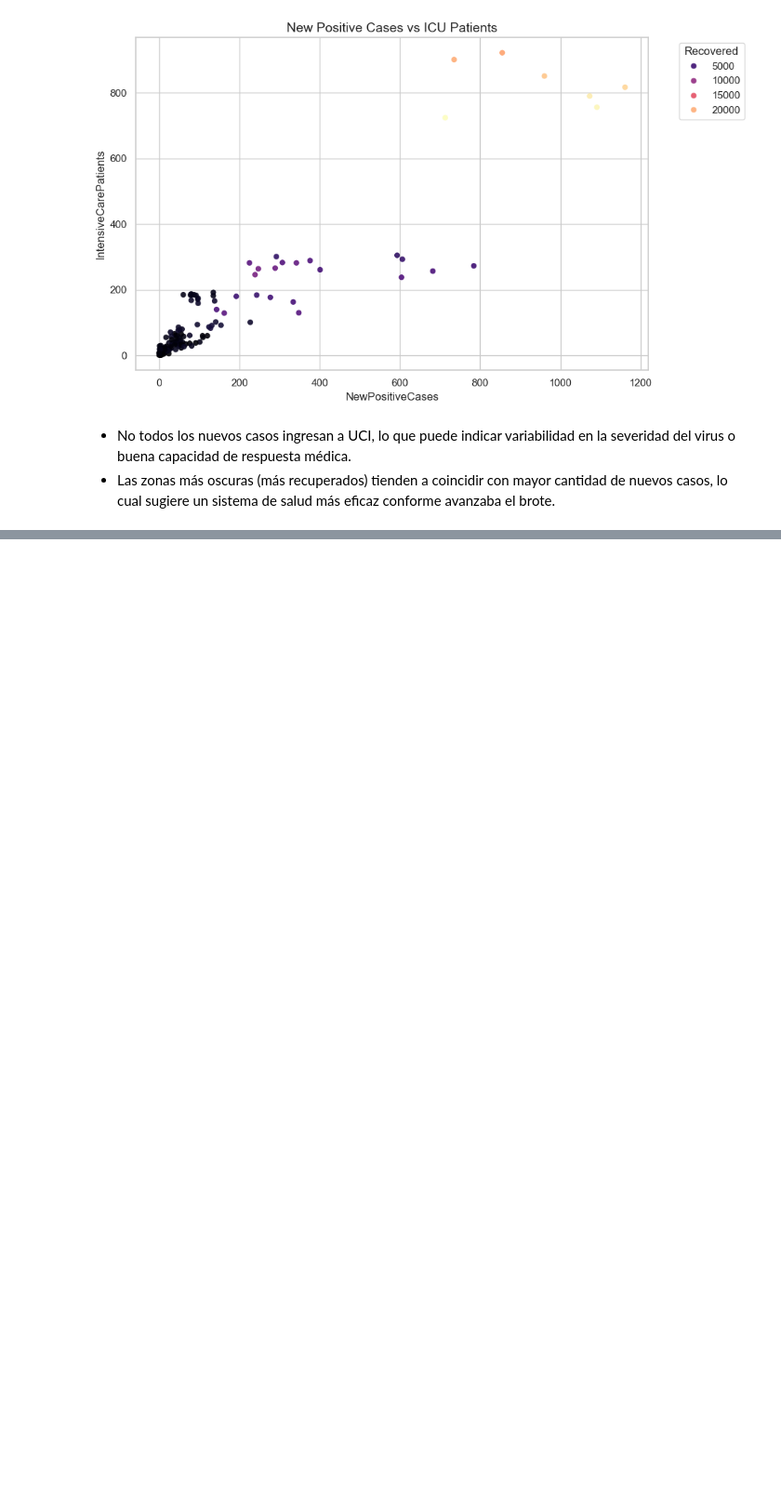
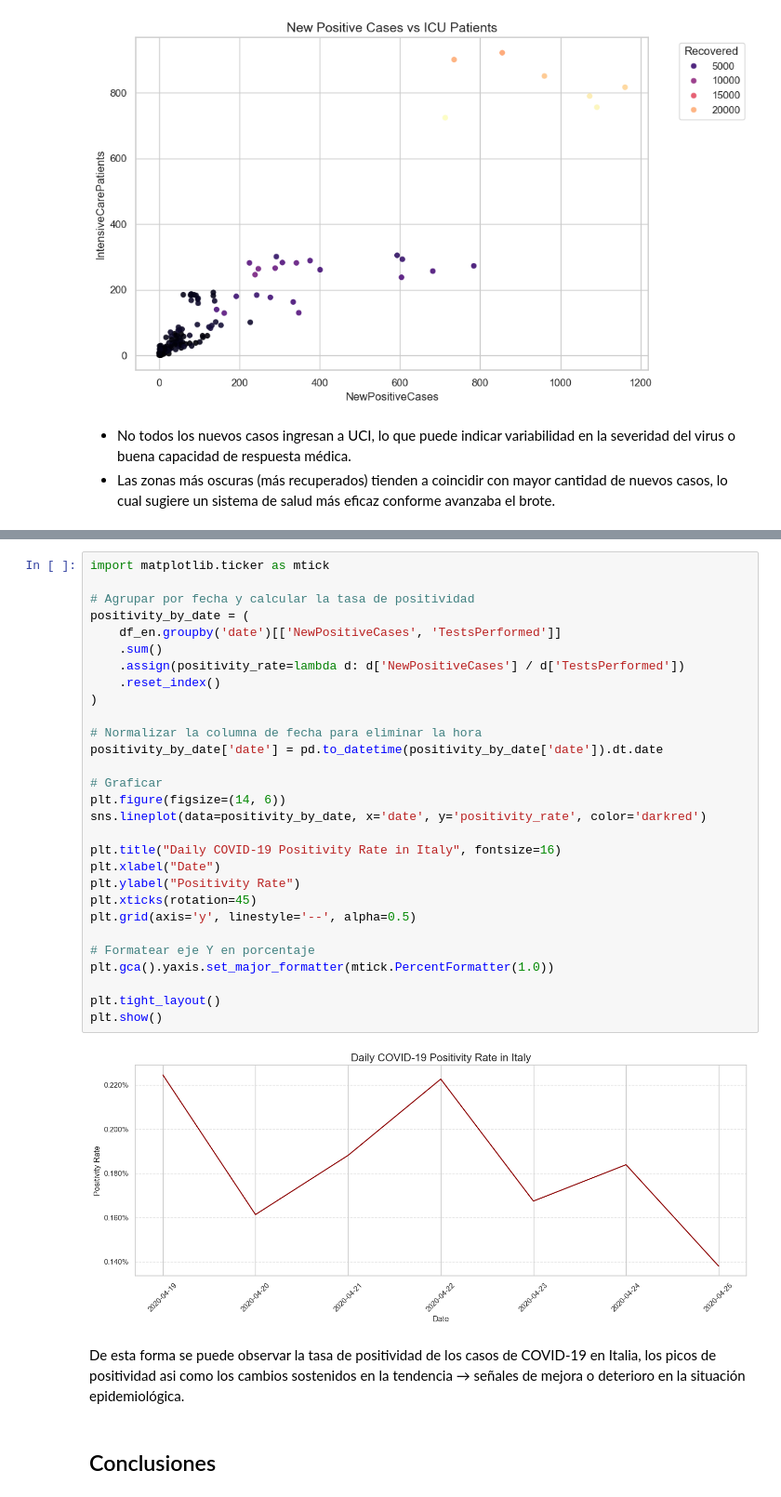
Before and after one commit to sanieni6/01MIAR-Python-para-IA, a Jupyter notebook: actividad-whitePaper/whitepaper.ipynb, the cells around one changed output, grey strips where cells are left out. Shown at 93% size. Cells and saved outputs as stored; diff of their text form; blank space fills up the shorter version.

```diff
--- a/actividad-whitePaper/whitepaper.ipynb
+++ b/actividad-whitePaper/whitepaper.ipynb
@@ -519,0 +565,35 @@ plt.show()
+# %%
+import matplotlib.ticker as mtick
+
+# Agrupar por fecha y calcular la tasa de positividad
+positivity_by_date = (
+    df_en.groupby('date')[['NewPositiveCases', 'TestsPerformed']]
+    .sum()
+    .assign(positivity_rate=lambda d: d['NewPositiveCases'] / d['TestsPerformed'])
+    .reset_index()
+)
+
+# Normalizar la columna de fecha para eliminar la hora
+positivity_by_date['date'] = pd.to_datetime(positivity_by_date['date']).dt.date
+
+# Graficar
+plt.figure(figsize=(14, 6))
+sns.lineplot(data=positivity_by_date, x='date', y='positivity_rate', color='darkred')
+
+plt.title("Daily COVID-19 Positivity Rate in Italy", fontsize=16)
+plt.xlabel("Date")
+plt.ylabel("Positivity Rate")
+plt.xticks(rotation=45)
+plt.grid(axis='y', linestyle='--', alpha=0.5)
+
+# Formatear eje Y en porcentaje
+plt.gca().yaxis.set_major_formatter(mtick.PercentFormatter(1.0))
+
+plt.tight_layout()
+plt.show()
+# %% [output]
+[figure, added]
+# %% [markdown]
+De esta forma se puede observar la tasa de positividad de los casos de COVID-19 en Italia, los picos de positividad asi como los cambios sostenidos en la tendencia → señales de mejora o deterioro en la situación epidemiológica.
+# %% [markdown]
+## Conclusiones
```
Also changed, not shown: parts of 7 cells of this notebook.
